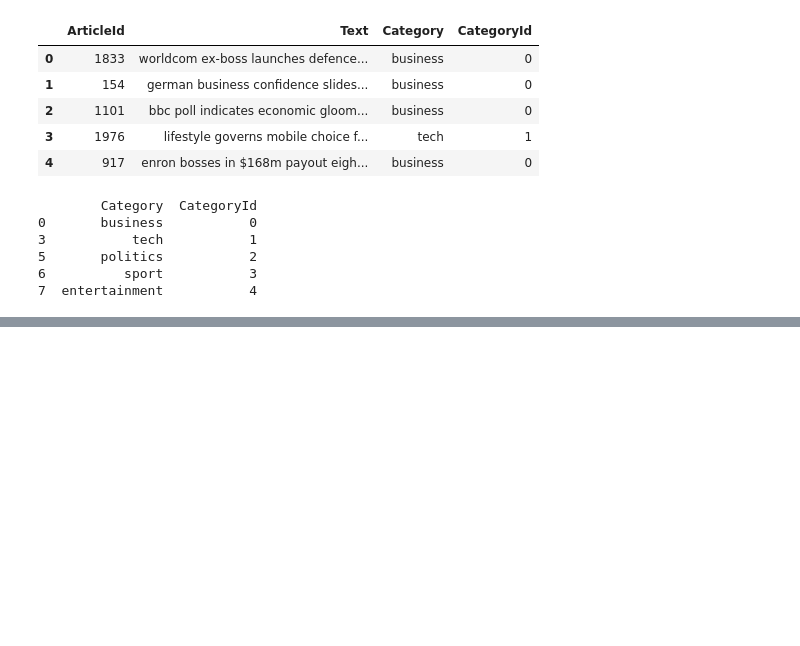
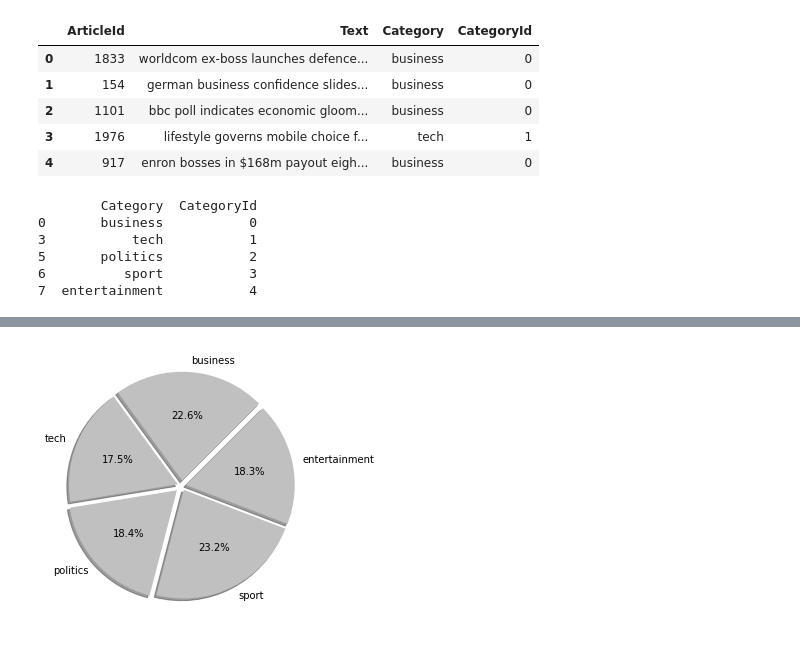
Before and after one commit to abs-sayem/natural_language_processing, a Jupyter notebook: text_classification/text_classification_of_news_articles.ipynb, the cells around one changed output, grey strips where cells are left out. Drawn from its saved outputs; the diff is of its cells as text; code cells hidden in the pictures; blank space fills up the shorter version.

```diff
--- a/text_classification/text_classification_of_news_articles.ipynb
+++ b/text_classification/text_classification_of_news_articles.ipynb
@@ -131,0 +144,21 @@ print(category)
+# %%
+fig = plt.figure(figsize=(5,5))
+color = ["silver"]
+business = dataset[dataset['CategoryId']==0]
+tech = dataset[dataset['CategoryId']==1]
+politics = dataset[dataset['CategoryId']==2]
+sport = dataset[dataset['CategoryId']==3]
+entertainment = dataset[dataset['CategoryId']==4]
+count = [business['CategoryId'].count(),
+        tech['CategoryId'].count(),
+        politics['CategoryId'].count(),
+        sport['CategoryId'].count(),
+        entertainment['CategoryId'].count()]
+pie = plt.pie(count, labels=['business', 'tech', 'politics', 'sport', 'entertainment'],
+                autopct="%1.1f%%",
+                shadow=True,
+                colors=color,
+                startangle=45,
+                explode=(0.05, 0.04, 0.06, 0.04, 0.04))
+# %% [output]
+[figure, added]
```
Also changed, not shown: parts of 6 cells of this notebook.
